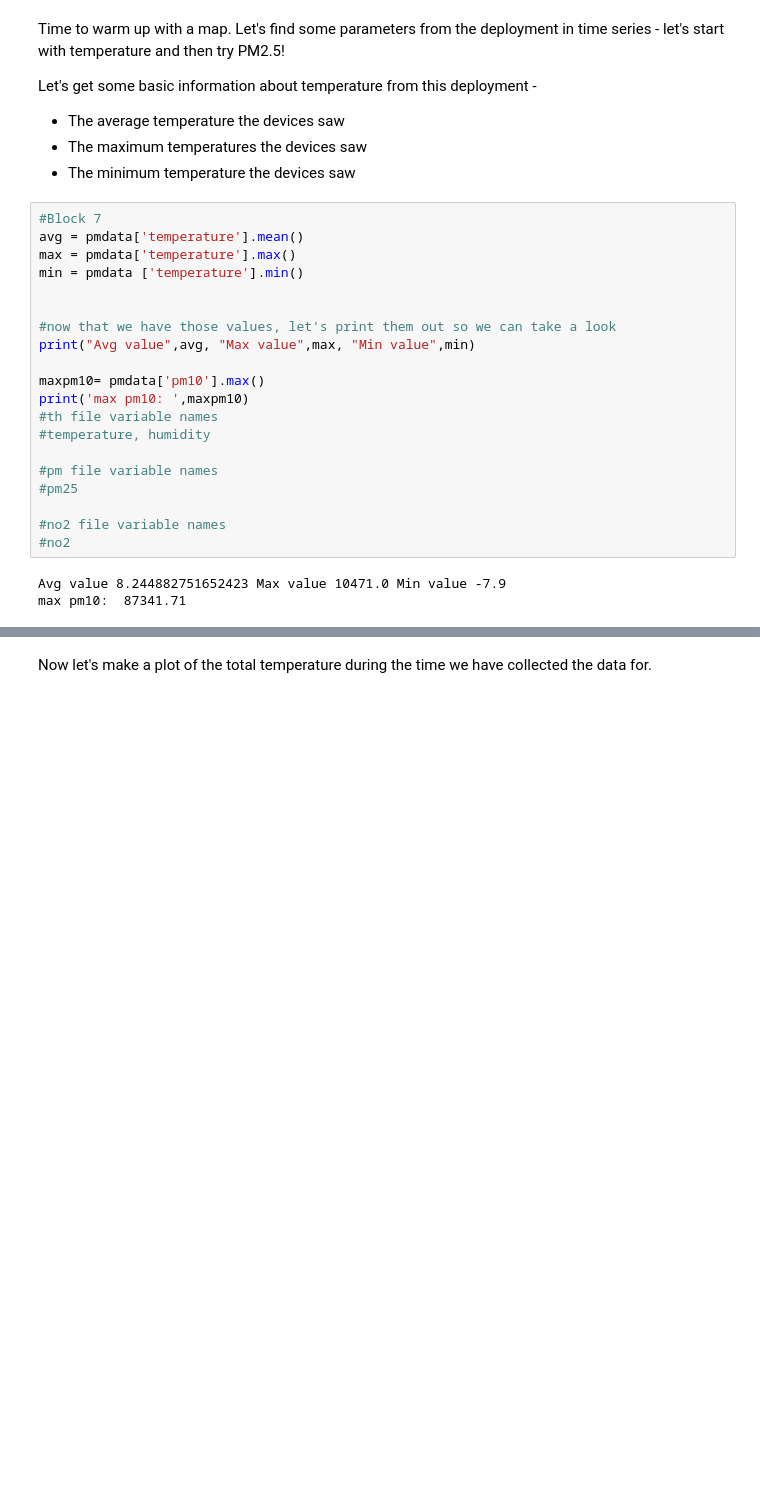
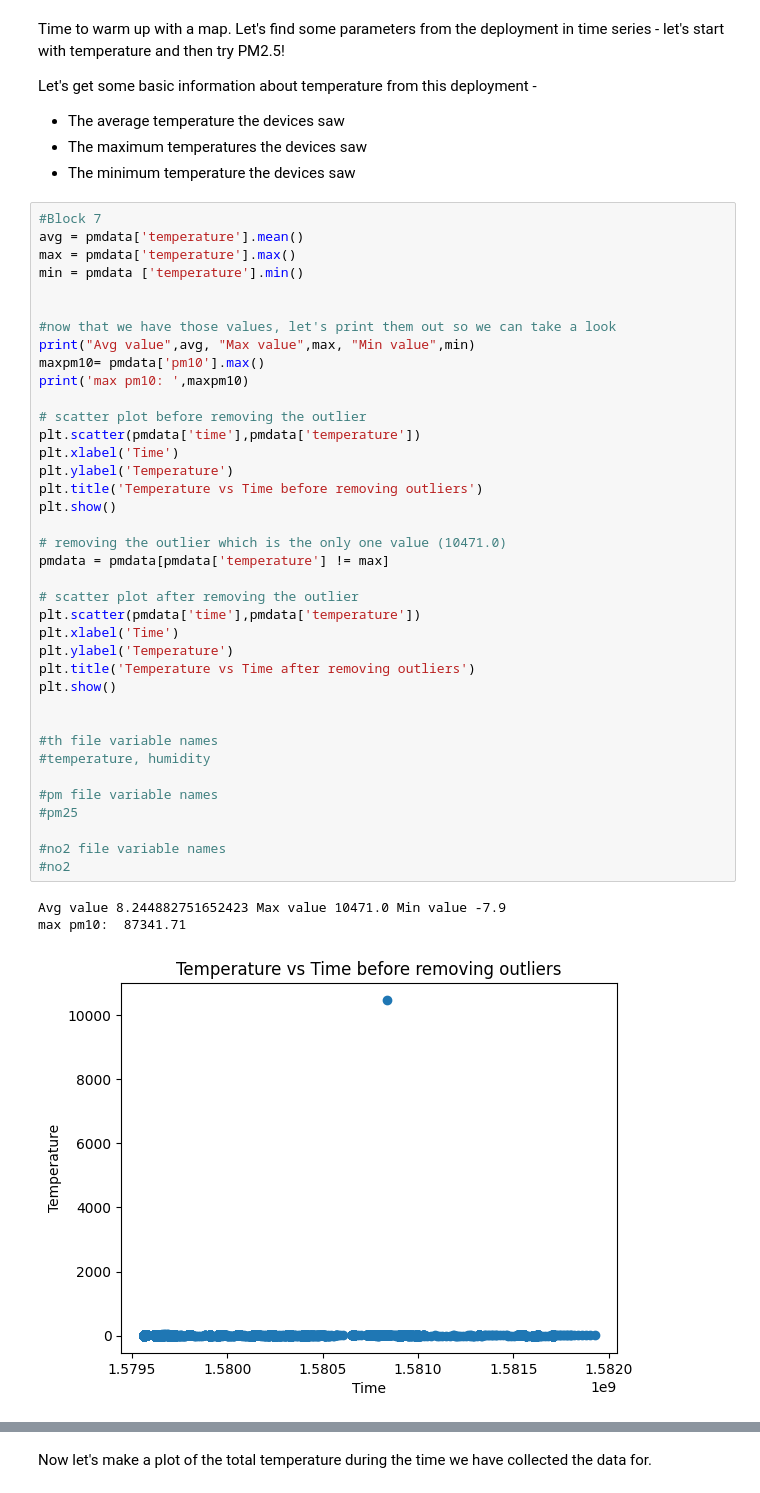
Before and after one commit to Dr-Isam-ALJAWARNEH/ds-project-lb-context-aware-route-planner, a Jupyter notebook: Code/LBCARP-Code.ipynb, the cells around one changed output, grey strips where cells are left out. Saved outputs shown, nothing was run; the diff lists cells and outputs as text; blank space fills up the shorter version.

```diff
--- a/Code/LBCARP-Code.ipynb
+++ b/Code/LBCARP-Code.ipynb
@@ -133,23 +133,42 @@ Let's get some basic information about temperature from this deployment -
 # %%
 #Block 7
 avg = pmdata['temperature'].mean()
 max = pmdata['temperature'].max()
 min = pmdata ['temperature'].min()
 
 
 #now that we have those values, let's print them out so we can take a look
 print("Avg value",avg, "Max value",max, "Min value",min)
-
 maxpm10= pmdata['pm10'].max()
 print('max pm10: ',maxpm10)
+
+# scatter plot before removing the outlier
+plt.scatter(pmdata['time'],pmdata['temperature'])
+plt.xlabel('Time')
+plt.ylabel('Temperature')
+plt.title('Temperature vs Time before removing outliers')
+plt.show()
+
+# removing the outlier which is the only one value (10471.0)
+pmdata = pmdata[pmdata['temperature'] != max]
+
+# scatter plot after removing the outlier
+plt.scatter(pmdata['time'],pmdata['temperature'])
+plt.xlabel('Time')
+plt.ylabel('Temperature')
+plt.title('Temperature vs Time after removing outliers')
+plt.show()
+
+
 #th file variable names
 #temperature, humidity
 
 #pm file variable names
 #pm25
 
 #no2 file variable names
 #no2
 # %% [output]
 Avg value 8.244882751652423 Max value 10471.0 Min value -7.9
 max pm10:  87341.71
+[figure, added]
```
Also changed, not shown: parts of 15 cells of this notebook.
